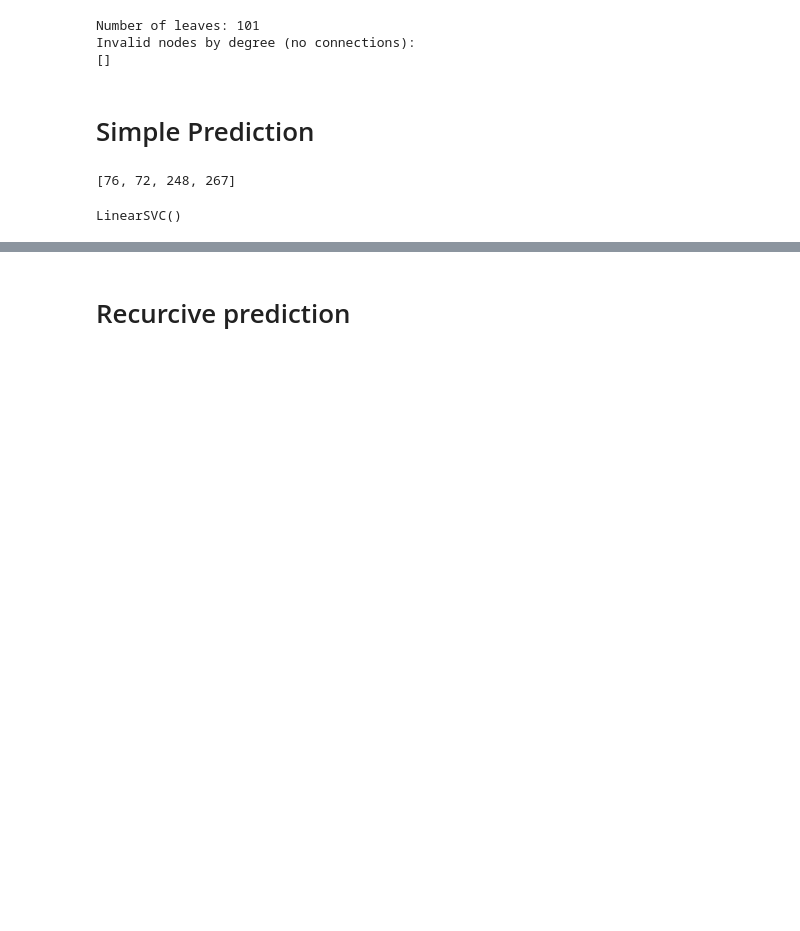
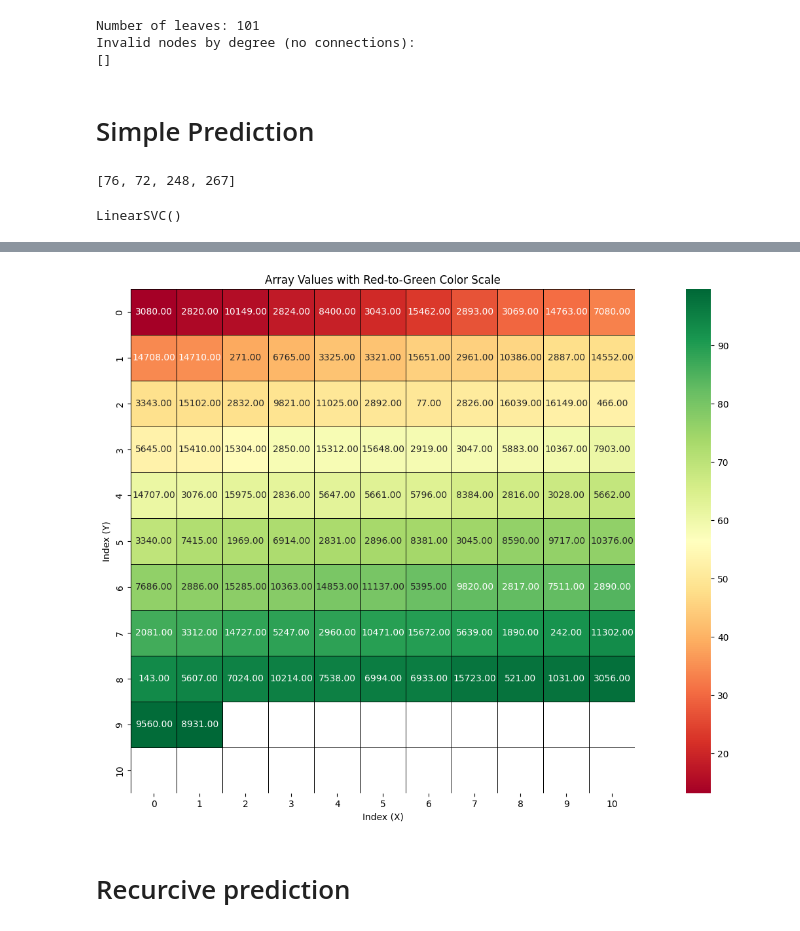
Before and after one commit to tillwf/mirakl-homework, a Jupyter notebook: notebooks/experimentations.ipynb, the cells around one changed output, grey strips where cells are left out. Cells and saved outputs as stored; diff of their text form; code cells hidden in the pictures; blank space fills up the shorter version.

```diff
--- a/notebooks/experimentations.ipynb
+++ b/notebooks/experimentations.ipynb
@@ -118,2 +138,39 @@ accuracy_score(y_test, y_pred)
+# %%
+acc_by_class = (cm.diagonal() * 100 / X_test.category_id.value_counts().sort_index().values).round(2)
+sorted_class_name = X_test.category_id.value_counts().sort_index().index[np.argsort(acc_by_class)]
+acc_by_class = np.sort(acc_by_class)
+
+side_length = int(np.ceil(np.sqrt(len(acc_by_class))))
+square_data = np.full((side_length, side_length), np.nan)
+square_data.flat[:len(acc_by_class)] = acc_by_class  # Fill the grid with the data
+
+annotations = np.reshape(
+    (list(sorted_class_name) + [None]*((len(square_data)**2) - len(sorted_class_name))),
+    (len(square_data),
+    len(square_data))
+)
+
+# Plot the heatmap
+cmap = sns.color_palette("RdYlGn", as_cmap=True)  # Red to green color scale
+sns.heatmap(
+    square_data,
+    annot=annotations,
+    fmt=".2f",
+    cmap=cmap,
+    cbar=True,
+    linewidths=0.5,
+    linecolor='black',
+    square=True,
+    vmin=min(acc_by_class),
+    vmax=max(acc_by_class)
+)
+
+# Add labels
+plt.title('Array Values with Red-to-Green Color Scale')
+plt.xlabel('Index (X)')
+plt.ylabel('Index (Y)')
+plt.show()
+# %% [output]
+[figure, added]
 # %% [markdown]
 # Recurcive prediction
```
Also changed, not shown: parts of 9 cells of this notebook, 7 other files.
